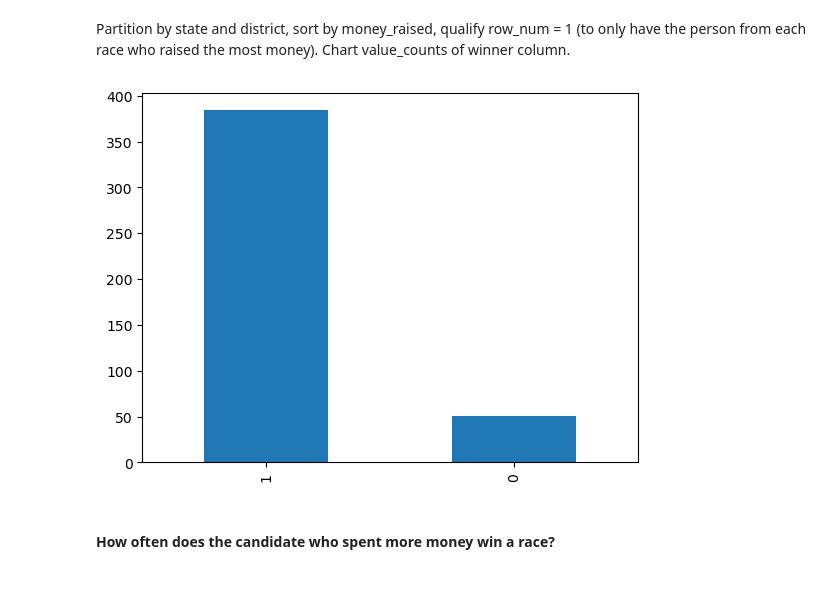
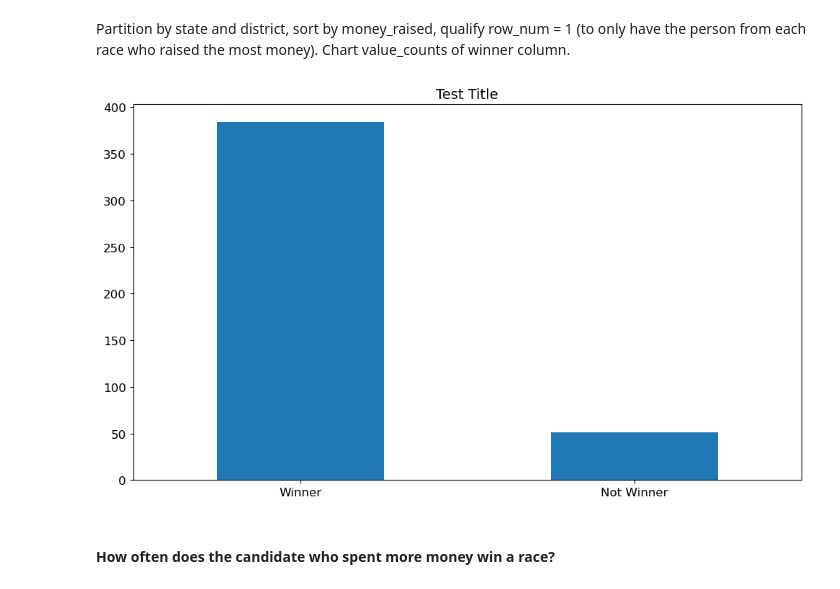
Before and after one commit to nss-data-science-cohort-7/webscraping-open-secrets-bone_scrapers, a Jupyter notebook: notebooks/tw_03_eda.ipynb, the cells around one changed output. Saved outputs shown, nothing was run; the diff lists cells and outputs as text; code cells hidden in the pictures.

Commit message:
some analysis and data cleaning begun

```diff
--- a/notebooks/tw_03_eda.ipynb
+++ b/notebooks/tw_03_eda.ipynb
@@ -50,10 +60,18 @@ Partition by state and district, sort by money_raised, qualify row_num = 1 (to o
 candidates['max_raised'] = candidates.groupby(['state_name', 'district'])['money_raised'].transform('max')
 # %%
 raised_winner = candidates.loc[candidates['money_raised'] == candidates['max_raised']]
-# %%
-raised_winner['winner'].value_counts().plot.bar();
-# %% [output]
-[figure, removed]
+# %%
+fontsize = 14
+
+plt.figure(figsize = (10,6))
+raised_winner['winner'].value_counts().plot(kind = 'bar')
+plt.xticks(rotation = 0, labels = ['Winner', 'Not Winner'], ticks = [0, 1], fontsize = fontsize)
+plt.yticks(fontsize = fontsize)
+plt.title('Test Title', fontsize = fontsize + 2, )
+plt.tight_layout()
+plt.savefig('../data/test.png', dpi = 150);
+# %% [output]
+[figure, added]
 # %% [markdown]
 #### How often does the candidate who spent more money win a race?
 # %% [markdown]
```
Also changed, not shown: parts of 12 cells of this notebook, 1 other file.
